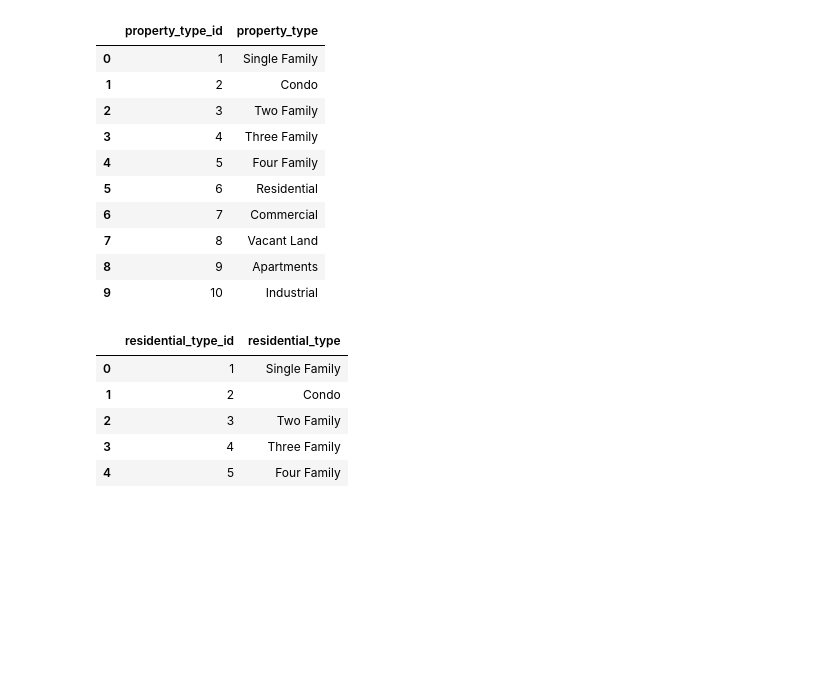
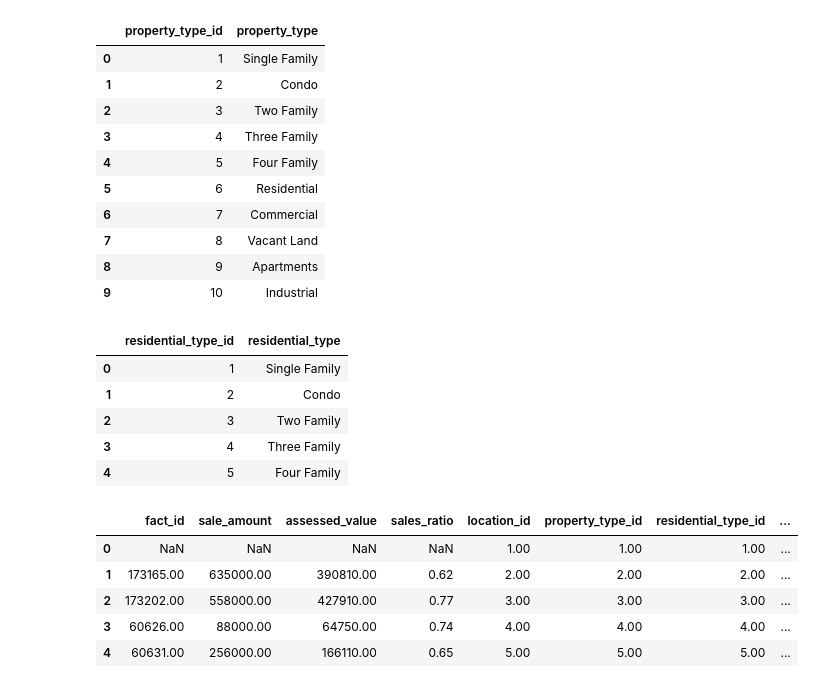
Before and after one commit to gabrielplic/CIS9440, a Jupyter notebook: scripts/REsales_ETL_Updated.ipynb, the cells around one changed output. Saved outputs shown, nothing was run; the diff lists cells and outputs as text; code cells hidden in the pictures; blank space fills up the shorter version.

```diff
--- a/scripts/REsales_ETL_Updated.ipynb
+++ b/scripts/REsales_ETL_Updated.ipynb
@@ -579,3 +596,25 @@ dim_residentialType.head()
 | 2 | 3 | Two Family |
 | 3 | 4 | Three Family |
 | 4 | 5 | Four Family |
+# %%
+# Create fact table
+
+facts_RESales = pd.DataFrame({
+    "fact_id": REsales_df["fact_id"],
+    "sale_amount": REsales_df["sale_amount"],
+    "assessed_value": REsales_df["assessed_value"],
+    "sales_ratio": REsales_df["sales_ratio"],
+    "location_id": dim_location["location_id"],
+    "property_type_id": dim_propertyType["property_type_id"],
+    "residential_type_id": dim_residentialType["residential_type_id"],
+    "date_id": dim_date["date_id"]
+})
+
+facts_RESales.head()
+# %% [output]
+|  | fact_id | sale_amount | assessed_value | sales_ratio | location_id | property_type_id | residential_type_id | ... |
+| 0 | NaN | NaN | NaN | NaN | 1.00 | 1.00 | 1.00 | ... |
+| 1 | 173165.00 | 635000.00 | 390810.00 | 0.62 | 2.00 | 2.00 | 2.00 | ... |
+| 2 | 173202.00 | 558000.00 | 427910.00 | 0.77 | 3.00 | 3.00 | 3.00 | ... |
+| 3 | 60626.00 | 88000.00 | 64750.00 | 0.74 | 4.00 | 4.00 | 4.00 | ... |
+| 4 | 60631.00 | 256000.00 | 166110.00 | 0.65 | 5.00 | 5.00 | 5.00 | ... |
```
Also changed, not shown: parts of 19 cells of this notebook.
